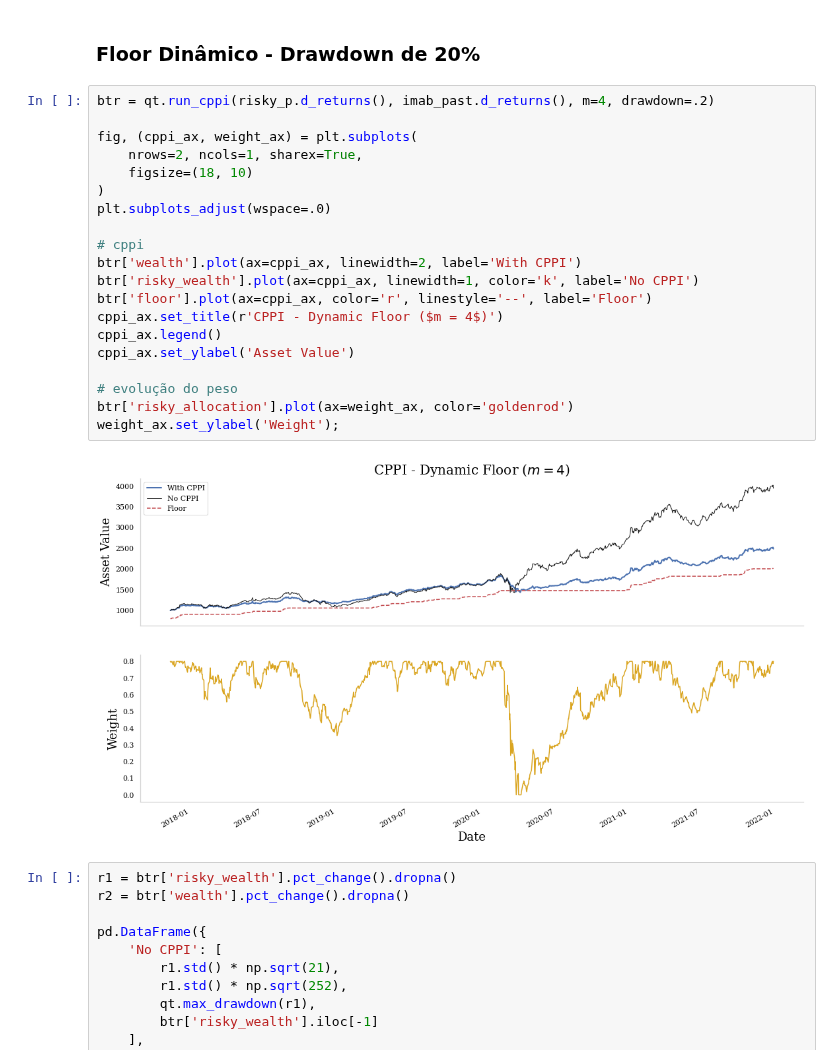
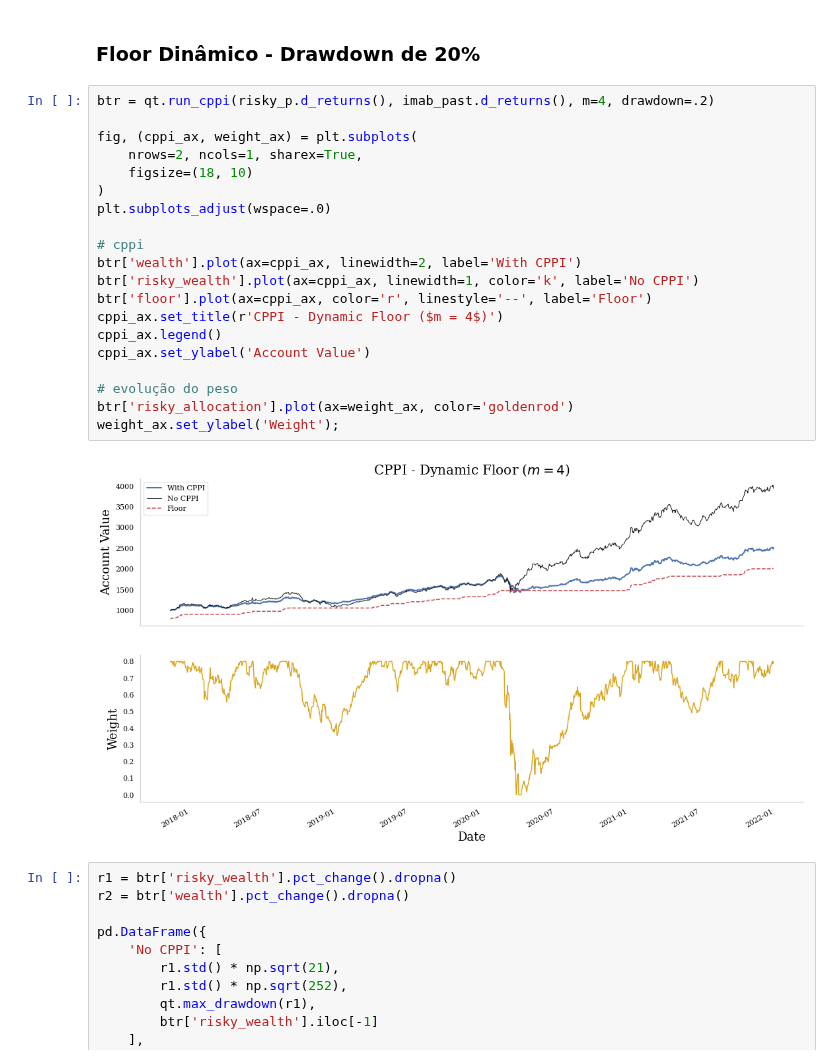
Before and after one commit to savimf/main_portfolio, a Jupyter notebook: CPPI/cppi_strategy.ipynb, the cells around one changed output. Cells and saved outputs as stored; diff of their text form.

```diff
--- a/CPPI/cppi_strategy.ipynb
+++ b/CPPI/cppi_strategy.ipynb
@@ -153,25 +130,25 @@ Perceba como manter o floor constante somente previne os drawdowns quando o asse
 # %%
 btr = qt.run_cppi(risky_p.d_returns(), imab_past.d_returns(), m=4, drawdown=.2)
 
 fig, (cppi_ax, weight_ax) = plt.subplots(
     nrows=2, ncols=1, sharex=True,
     figsize=(18, 10)
 )
 plt.subplots_adjust(wspace=.0)
 
 # cppi
 btr['wealth'].plot(ax=cppi_ax, linewidth=2, label='With CPPI')
 btr['risky_wealth'].plot(ax=cppi_ax, linewidth=1, color='k', label='No CPPI')
 btr['floor'].plot(ax=cppi_ax, color='r', linestyle='--', label='Floor')
 cppi_ax.set_title(r'CPPI - Dynamic Floor ($m = 4$)')
 cppi_ax.legend()
-cppi_ax.set_ylabel('Asset Value')
+cppi_ax.set_ylabel('Account Value')
 
 # evolução do peso
 btr['risky_allocation'].plot(ax=weight_ax, color='goldenrod')
 weight_ax.set_ylabel('Weight');
 # %% [output]
-[figure, old version]
+[figure, new version]
 # %%
 r1 = btr['risky_wealth'].pct_change().dropna()
 r2 = btr['wealth'].pct_change().dropna()
```
Also changed, not shown: parts of 6 cells of this notebook, 1 other file.
